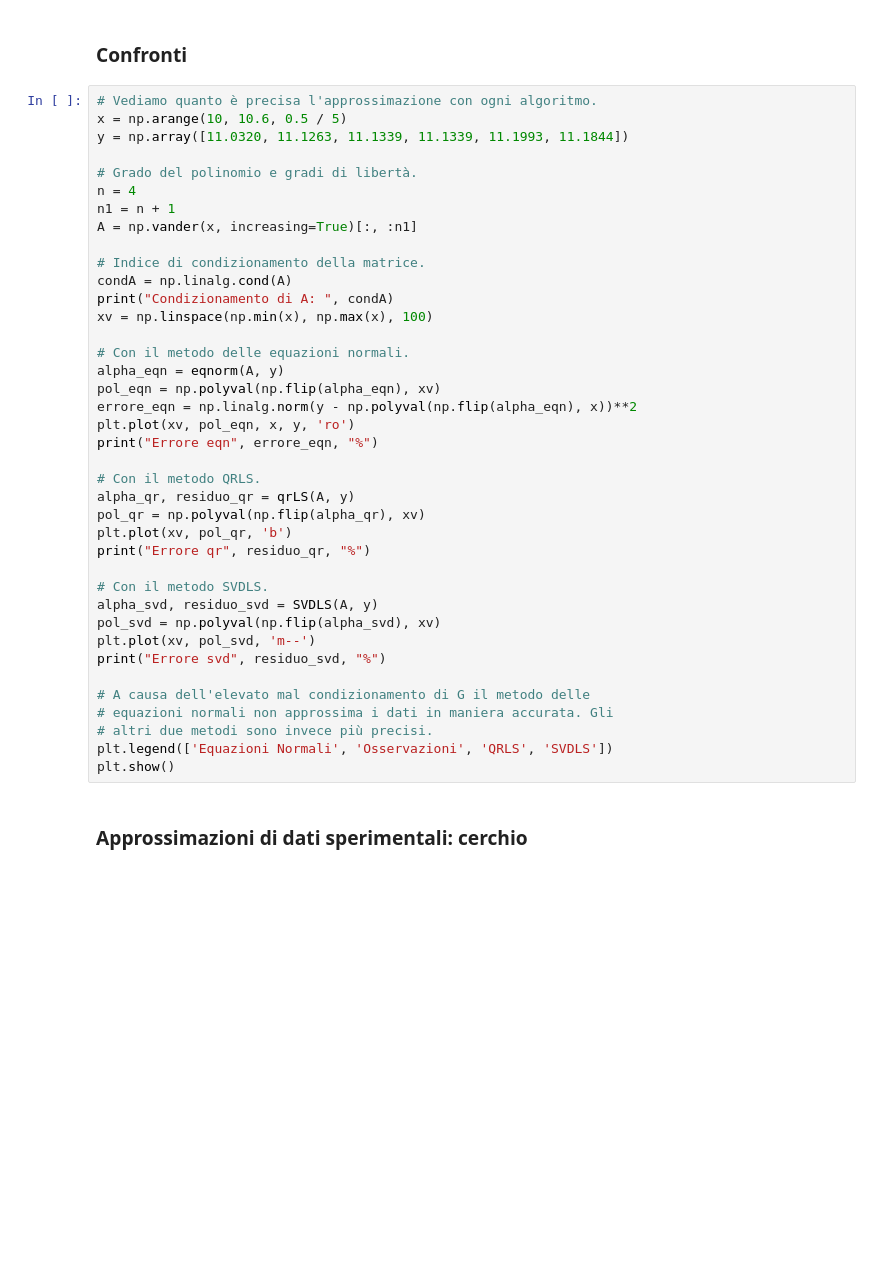
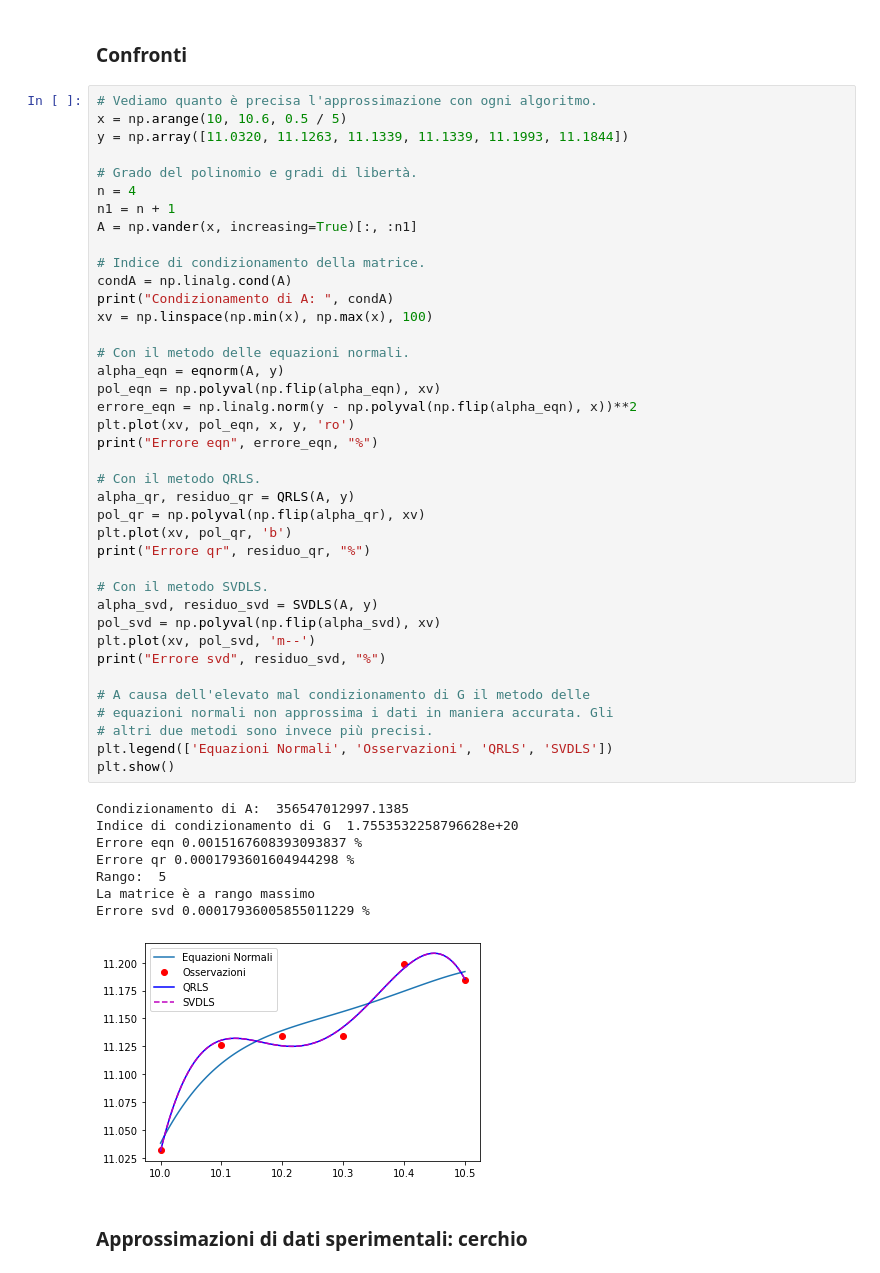
Before and after one commit to SonOfGillas/MetodiNumerici, a Jupyter notebook: Sovradeterminati.ipynb, the cells around one changed output. Drawn from its saved outputs; the diff is of its cells as text; blank space fills up the shorter version.

```diff
--- a/Sovradeterminati.ipynb
+++ b/Sovradeterminati.ipynb
@@ -162,34 +164,43 @@ n1 = n + 1
 A = np.vander(x, increasing=True)[:, :n1]
 
 # Indice di condizionamento della matrice.
 condA = np.linalg.cond(A)
 print("Condizionamento di A: ", condA)
 xv = np.linspace(np.min(x), np.max(x), 100)
 
 # Con il metodo delle equazioni normali.
 alpha_eqn = eqnorm(A, y)
 pol_eqn = np.polyval(np.flip(alpha_eqn), xv)
 errore_eqn = np.linalg.norm(y - np.polyval(np.flip(alpha_eqn), x))**2
 plt.plot(xv, pol_eqn, x, y, 'ro')
 print("Errore eqn", errore_eqn, "%")
 
 # Con il metodo QRLS.
-alpha_qr, residuo_qr = qrLS(A, y)
+alpha_qr, residuo_qr = QRLS(A, y)
 pol_qr = np.polyval(np.flip(alpha_qr), xv)
 plt.plot(xv, pol_qr, 'b')
 print("Errore qr", residuo_qr, "%")
 
 # Con il metodo SVDLS.
 alpha_svd, residuo_svd = SVDLS(A, y)
 pol_svd = np.polyval(np.flip(alpha_svd), xv)
 plt.plot(xv, pol_svd, 'm--')
 print("Errore svd", residuo_svd, "%")
 
 # A causa dell'elevato mal condizionamento di G il metodo delle
 # equazioni normali non approssima i dati in maniera accurata. Gli
 # altri due metodi sono invece più precisi.
 plt.legend(['Equazioni Normali', 'Osservazioni', 'QRLS', 'SVDLS'])
 plt.show()
+# %% [output]
+Condizionamento di A:  356547012997.1385
+Indice di condizionamento di G  1.7553532258796628e+20
+Errore eqn 0.0015167608393093837 %
+Errore qr 0.0001793601604944298 %
+Rango:  5
+La matrice è a rango massimo
+Errore svd 0.00017936005855011229 %
+[figure, added]
 # %% [markdown]
 ### Approssimazioni di dati sperimentali: cerchio
 # %%
```
Also changed, not shown: parts of 3 cells of this notebook, 5 other files.
